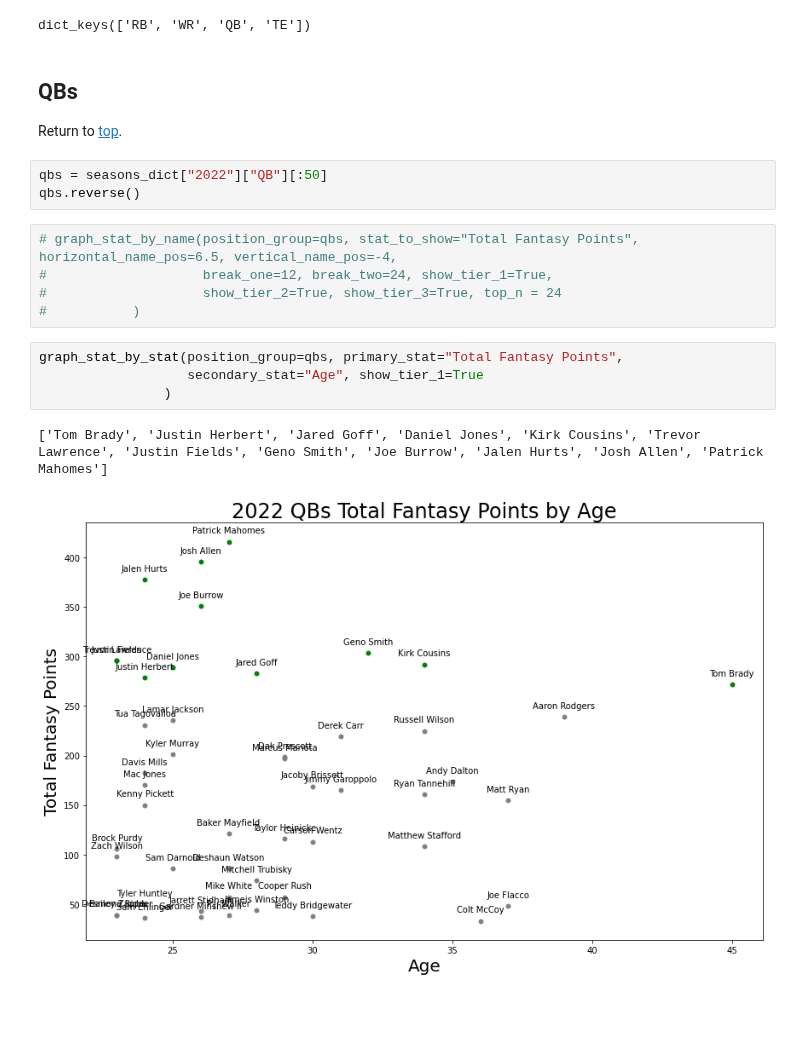
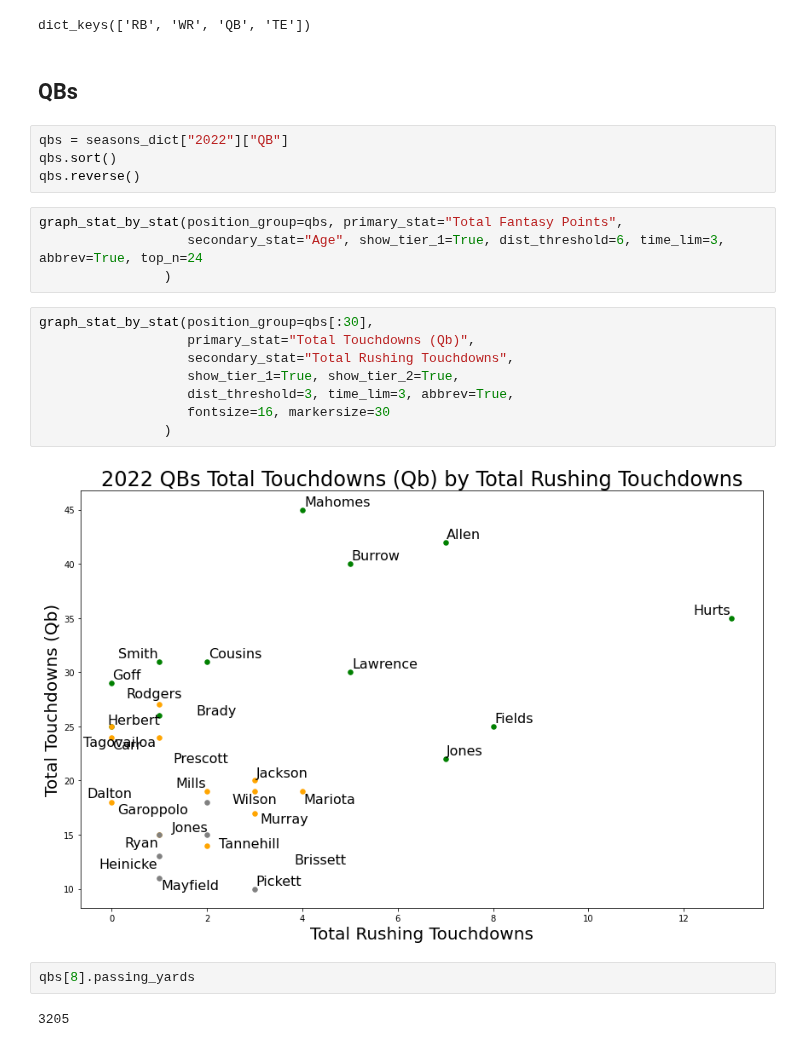
Before and after one commit to Alex-Bishka/Fantasy, a Jupyter notebook: Analysis/test.ipynb, the cells around one changed output. Cells and saved outputs as stored; diff of their text form; blank space fills up the shorter version.

Commit message:
updating jupyter playground and functions for graph gen

```diff
--- a/Analysis/test.ipynb
+++ b/Analysis/test.ipynb
@@ -26,20 +26,25 @@ seasons_dict["2010"].keys()
 dict_keys(['RB', 'WR', 'QB', 'TE'])
 # %% [markdown]
 ## QBs
-
-Return to [top](#Table-of-Contents).
 # %%
-qbs = seasons_dict["2022"]["QB"][:50]
+qbs = seasons_dict["2022"]["QB"]
+qbs.sort()
 qbs.reverse()
-# %%
-# graph_stat_by_name(position_group=qbs, stat_to_show="Total Fantasy Points", horizontal_name_pos=6.5, vertical_name_pos=-4,
-#                    break_one=12, break_two=24, show_tier_1=True,
-#                    show_tier_2=True, show_tier_3=True, top_n = 24
-#           )
-# %%
-graph_stat_by_stat(position_group=qbs, primary_stat="Total Fantasy Points",
-                   secondary_stat="Age", show_tier_1=True
-                )
-# %% [output]
-['Tom Brady', 'Justin Herbert', 'Jared Goff', 'Daniel Jones', 'Kirk Cousins', 'Trevor Lawrence', 'Justin Fields', 'Geno Smith', 'Joe Burrow', 'Jalen Hurts', 'Josh Allen', 'Patrick Mahomes']
-[figure, removed]
+# %%
+graph_stat_by_stat(position_group=qbs, primary_stat="Total Fantasy Points",
+                   secondary_stat="Age", show_tier_1=True, dist_threshold=6, time_lim=3, abbrev=True, top_n=24
+                )
+# %%
+graph_stat_by_stat(position_group=qbs[:30],
+                   primary_stat="Total Touchdowns (Qb)",
+                   secondary_stat="Total Rushing Touchdowns",
+                   show_tier_1=True, show_tier_2=True,
+                   dist_threshold=3, time_lim=3, abbrev=True,
+                   fontsize=16, markersize=30
+                )
+# %% [output]
+[figure, added]
+# %%
+qbs[8].passing_yards
+# %% [output]
+3205
```
Also changed, not shown: parts of 9 cells of this notebook, 1 other file.
